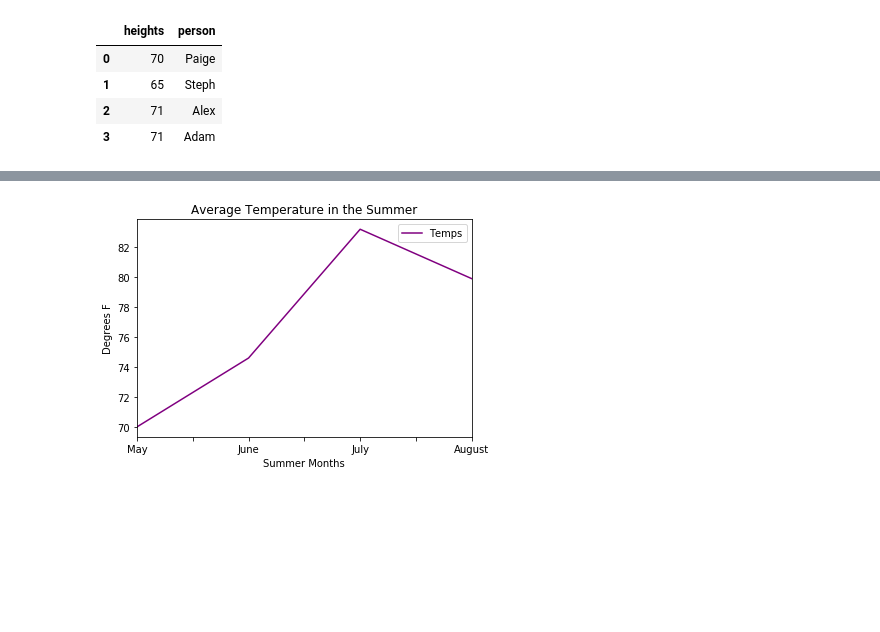
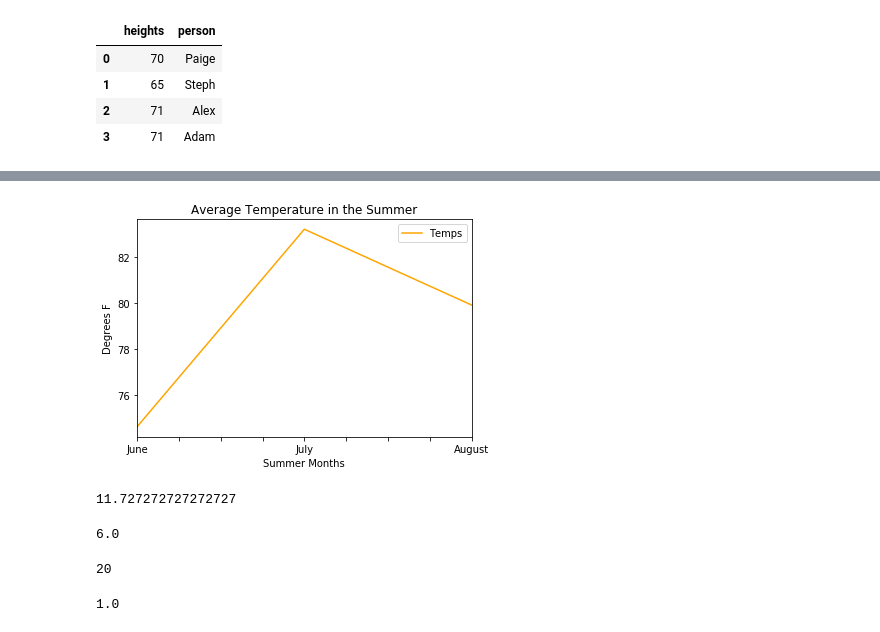
Before and after one commit to mmj32/Class-Practice-Repo, a Jupyter notebook: todo5/pandas_notes2_haring.ipynb, the cells around one changed output, grey strips where cells are left out. Drawn from its saved outputs; the diff is of its cells as text; code cells hidden in the pictures; blank space fills up the shorter version.

```diff
--- a/todo5/pandas_notes2_haring.ipynb
+++ b/todo5/pandas_notes2_haring.ipynb
@@ -819,10 +806,27 @@ plt.show()
 # %%
-temps = {'Months':['May', 'June','July', 'August'], 'Temps':[70, 74.6, 83.2, 79.9]}
-temps_df = pd.DataFrame(temps)
-temps_df.plot(color = 'purple', x = 'Months')
+temps_summer = {'Summer':['June','July', 'August'], 'Temps':[74.6, 83.2, 79.9]}
+temps_summer_df = pd.DataFrame(temps_summer)
+temps_summer_df.plot(color = 'orange', x = 'Summer')
 plt.xlabel('Summer Months')
 plt.ylabel('Degrees F')
 plt.title('Average Temperature in the Summer')
 plt.show()
 # %% [output]
-[figure, old version]
+[figure, new version]
+# %%
+#Some more math! Recall the clothing example above
+clothes_owned.Shirts.mean()
+# %% [output]
+11.727272727272727
+# %%
+clothes_owned.Pants.mean()
+# %% [output]
+6.0
+# %%
+clothes_owned.Shirts.max()
+# %% [output]
+20
+# %%
+clothes_owned.Pants.min()
+# %% [output]
+1.0
```
Also changed, not shown: parts of 6 cells of this notebook.
